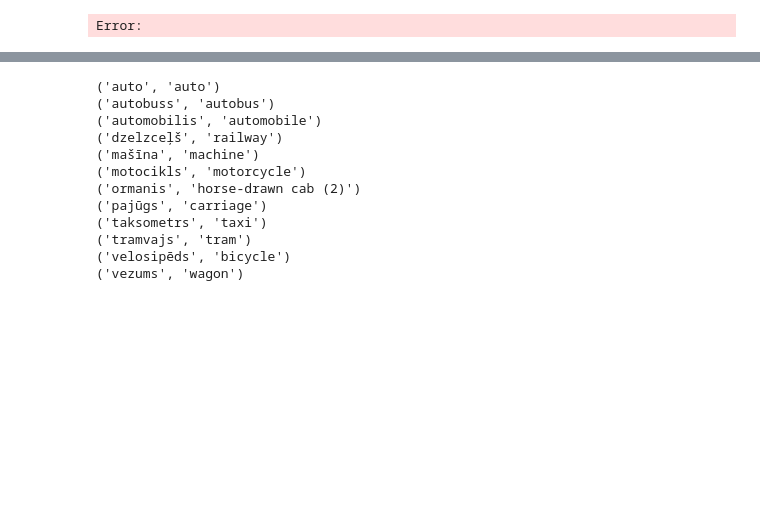
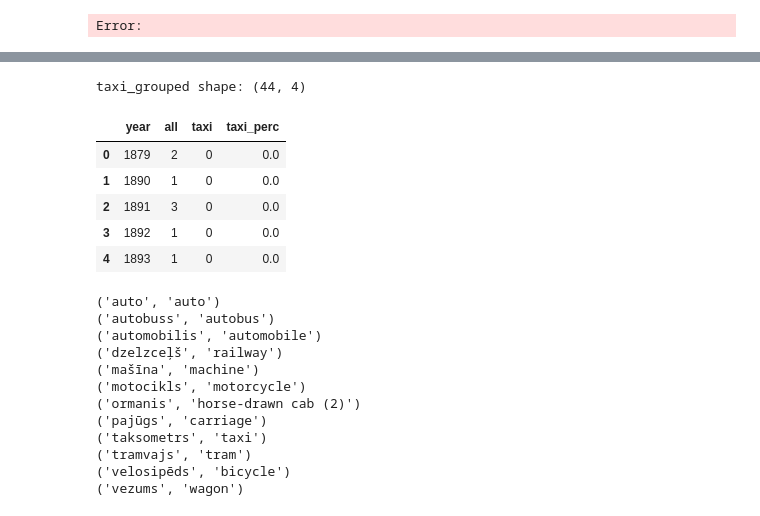
Before and after one commit to ValRCS/lnb_transports, a Jupyter notebook: notebooks/visualize_terms_over_time.ipynb, the cells around one changed output, grey strips where cells are left out. Saved outputs shown, nothing was run; the diff lists cells and outputs as text; code cells hidden in the pictures; blank space fills up the shorter version.

```diff
--- a/notebooks/visualize_terms_over_time.ipynb
+++ b/notebooks/visualize_terms_over_time.ipynb
@@ -3614,0 +3662,15 @@ Error:
+# %%
+# let's load taxi_grouped from excel
+taxi_grouped = pd.read_excel("../xlsx/taxi_grouped.xlsx")
+# shape
+print(f"taxi_grouped shape: {taxi_grouped.shape}")
+# show head
+taxi_grouped.head()
+# %% [output]
+taxi_grouped shape: (44, 4)
+|  | year | all | taxi | taxi_perc |
+| 0 | 1879 | 2 | 0 | 0.0 |
+| 1 | 1890 | 1 | 0 | 0.0 |
+| 2 | 1891 | 3 | 0 | 0.0 |
+| 3 | 1892 | 1 | 0 | 0.0 |
+| 4 | 1893 | 1 | 0 | 0.0 |
```
Also changed, not shown: parts of 9 cells of this notebook, 4 other files.
